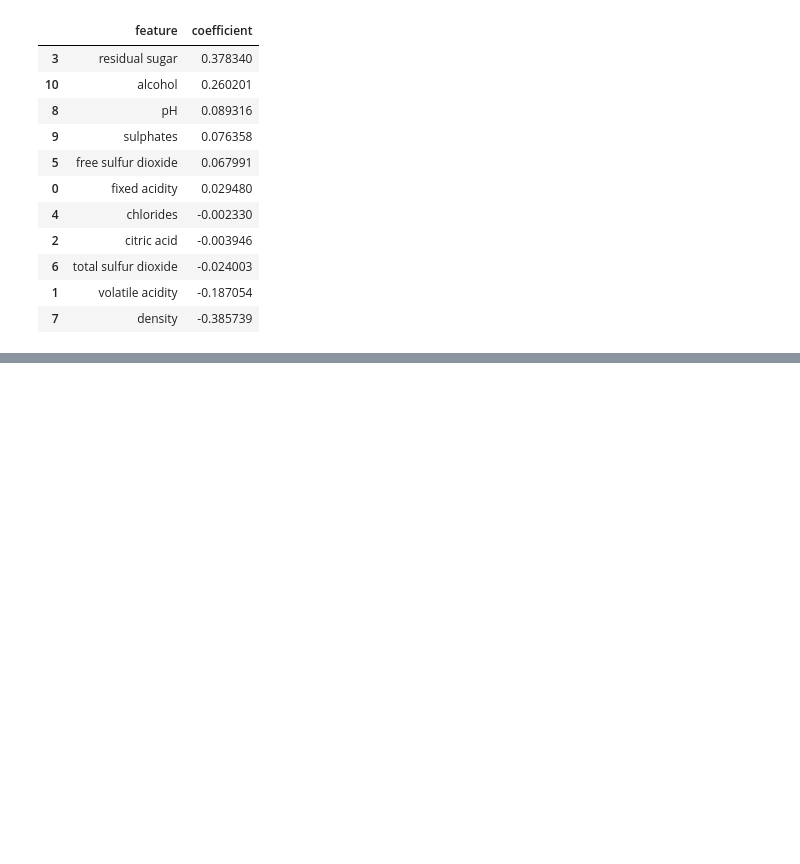
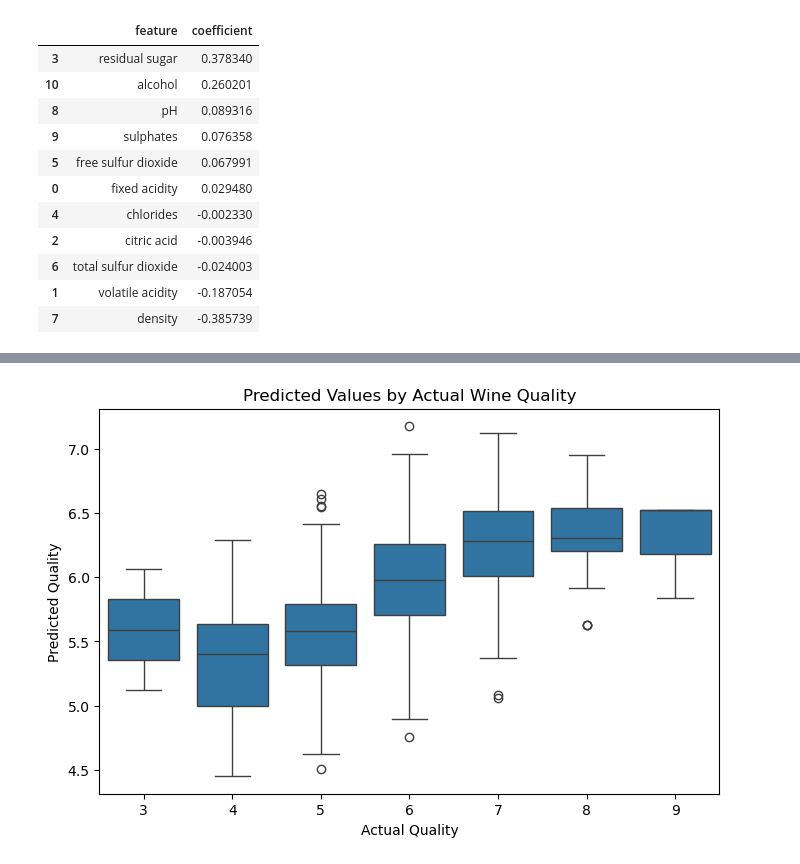
Before and after one commit to Natalie1339/dsci522project, a Jupyter notebook: white_wine_quality.ipynb, the cells around one changed output, grey strips where cells are left out. Saved outputs shown, nothing was run; the diff lists cells and outputs as text; code cells hidden in the pictures; blank space fills up the shorter version.

```diff
--- a/white_wine_quality.ipynb
+++ b/white_wine_quality.ipynb
@@ -151,0 +179,15 @@ coef_df
+# %%
+import seaborn as sns
+import matplotlib.pyplot as plt
+
+df_viz = pd.DataFrame({
+    "Actual Quality": y_test,
+    "Predicted Quality": y_pred
+})
+
+plt.figure(figsize=(8,5))
+sns.boxplot(x="Actual Quality", y="Predicted Quality", data=df_viz)
+plt.title("Predicted Values by Actual Wine Quality")
+plt.show()
+# %% [output]
+[figure, added]
```
Also changed, not shown: parts of 4 cells of this notebook.
